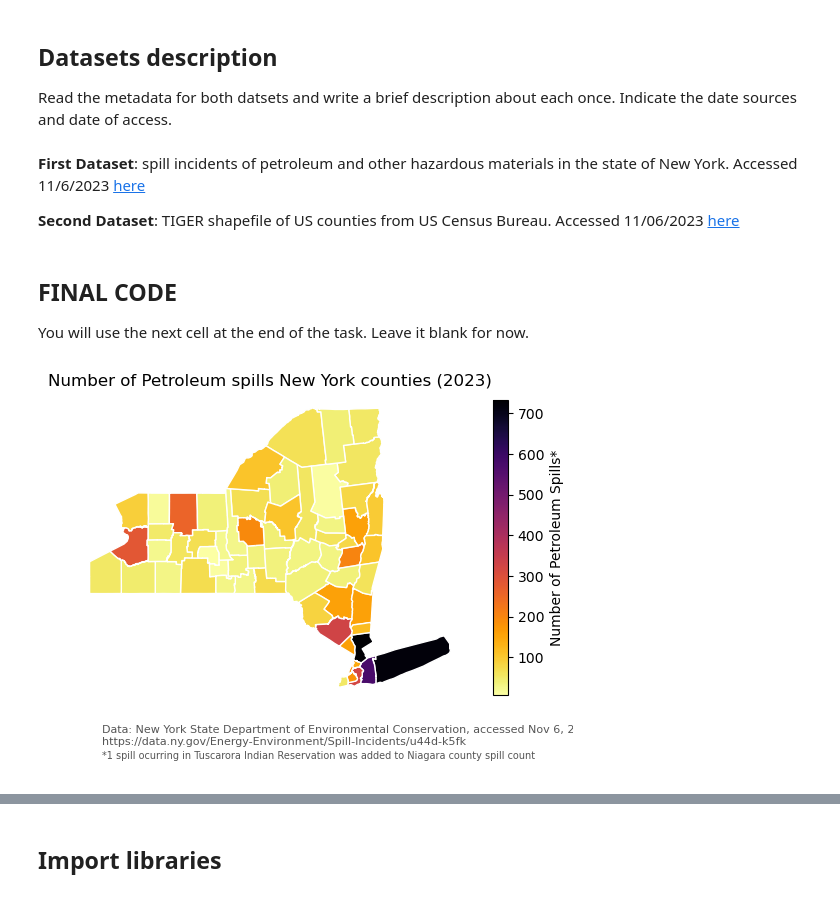
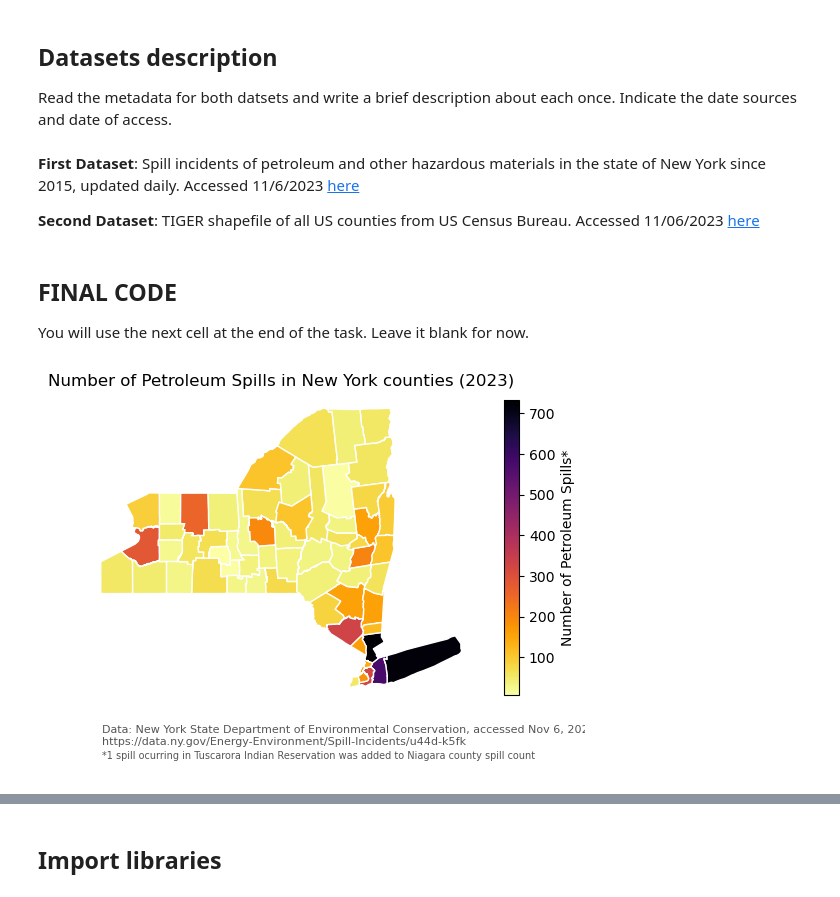
Before and after one commit to amandaherbst/eds220-hwk-3, a Jupyter notebook: hwk3-task1-spills.ipynb, the cells around one changed output, grey strips where cells are left out. Saved outputs shown, nothing was run; the diff lists cells and outputs as text; code cells hidden in the pictures.

```diff
--- a/hwk3-task1-spills.ipynb
+++ b/hwk3-task1-spills.ipynb
@@ -37,9 +37,9 @@ Make sure all your data files are inside a directory named 'data' inside your re
 ## Datasets description
 Read the metadata for both datsets and write a brief description about each once. Indicate the date sources and date of access.
 # %% [markdown]
-**First Dataset**: spill incidents of petroleum and other hazardous materials in the state of New York. Accessed 11/6/2023 [here](https://data.ny.gov/Energy-Environment/Spill-Incidents/u44d-k5fk/explore)
+**First Dataset**: Spill incidents of petroleum and other hazardous materials in the state of New York since 2015, updated daily. Accessed 11/6/2023 [here](https://data.ny.gov/Energy-Environment/Spill-Incidents/u44d-k5fk/explore)
 
-**Second Dataset**: TIGER shapefile of US counties from US Census Bureau. Accessed 11/06/2023 [here](https://www.census.gov/geographies/mapping-files/time-series/geo/tiger-line-file.2022.html#list-tab-790442341)
+**Second Dataset**: TIGER shapefile of all US counties from US Census Bureau. Accessed 11/06/2023 [here](https://www.census.gov/geographies/mapping-files/time-series/geo/tiger-line-file.2022.html#list-tab-790442341)
 # %% [markdown]
 ## FINAL CODE
 
@@ -74,13 +74,13 @@ counties.columns = counties.columns.str.lower()
 # select ny counties
 ny_counties = counties[counties.statefp == '36']
 
-# find index of St. Lawrence in spilss_per_county
+# find index of St. Lawrence in spills_per_county
 st_lawrence_index = spills_per_county[spills_per_county.county=='St Lawrence'].index[0]
 
 # update St Lawrence name in spills_per_county dataframe to match that in ny_counties
 spills_per_county.at[st_lawrence_index, 'county'] = 'St. Lawrence'
 
-# change county column to "name" in spills_per_county to match ny_counties
+# change county "column" to "name" in spills_per_county to match ny_counties
 spills_per_county = spills_per_county.rename(columns={'county':'name'})
 
 # merge spills_per_county to ny_counties with inner join
@@ -100,35 +100,35 @@ fig, ax = plt.subplots()
 # turn off axes
 ax.axis('off')
 # plot counties
 ny_counties.plot(ax = ax,
                  edgecolor = 'white',
                  # color by number of spills
                 column = 'n_spills',
                  # add legend
                 legend = True,
                  # adjust legend size and title
                 legend_kwds={"shrink":.8,
                             'label': "Number of Petroleum Spills*"},
                  # update color map
                 cmap = 'inferno_r')
 # add figure title
-ax.set_title('Number of Petroleum spills New York counties (2023)')
+ax.set_title('Number of Petroleum Spills in New York counties (2023)')
 # add data source
 ax.annotate("Data: New York State Department of Environmental Conservation, accessed Nov 6, 2023 \nhttps://data.ny.gov/Energy-Environment/Spill-Incidents/u44d-k5fk",
             xy=(0.1, .07), # position
             xycoords='figure fraction',
             fontsize=8,
             color='#555555')
 # add note about adding 1 spill to Niagara county
 ax.annotate("*1 spill ocurring in Tuscarora Indian Reservation was added to Niagara county spill count",
            xy=(0.1,0.04),
            xycoords='figure fraction',
            fontsize=7,
            color='#555555')
 # show plot
 plt.show()
 # %% [output]
-[figure, old version]
+[figure, new version]
 # %% [markdown]
 <!-- write your description in this markdwon cell -->
 # %% [markdown]
```
Also changed, not shown: parts of 10 cells of this notebook.
